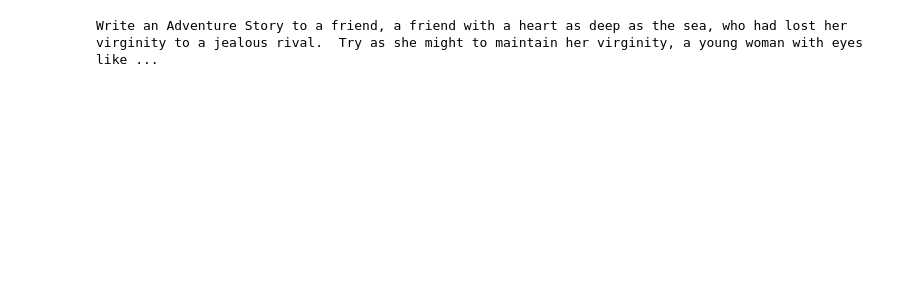
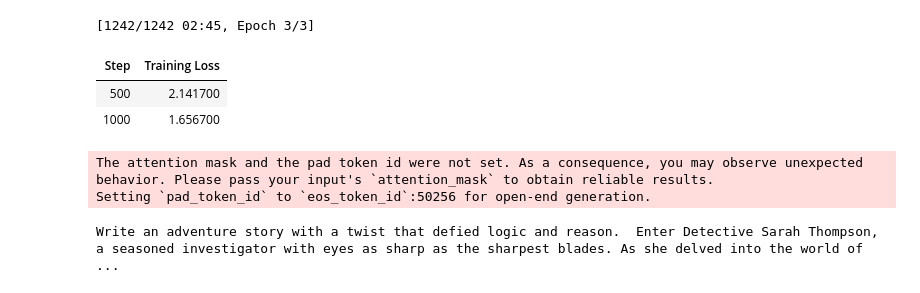
Before and after one commit to Seann0425/Intro-to_AI-Final, a Jupyter notebook: GPT2.ipynb, the cells around one changed output. Cells and saved outputs as stored; diff of their text form; code cells hidden in the pictures; blank space fills up the shorter version.

```diff
--- a/storyteller.ipynb
+++ b/GPT2.ipynb
@@ -81,14 +71,71 @@ TrainOutput(global_step=827, training_loss=0.946425690472198, metrics={'train_ru
+# %%
+# 第一部分：模型訓練
+
+# 從 Hugging Face 加載數據集
+dataset = load_dataset("ShehryarAzhar/stories")
+
+# 初始化 tokenizer 和 model
+tokenizer = GPT2Tokenizer.from_pretrained("gpt2")
+model = GPT2LMHeadModel.from_pretrained("gpt2")
+
+# 數據預處理（不使用 padding）
+def preprocess_function(examples):
+    return tokenizer(examples["story"], truncation=True, max_length=512)
+
+tokenized_dataset = dataset.map(preprocess_function, batched=True, remove_columns=dataset["train"].column_names)
+
+# 定義一個 collate 函數來處理不同長度的序列
+def collate_fn(batch):
+    input_ids = [torch.tensor(b["input_ids"]) for b in batch]
+    attention_mask = [torch.tensor(b["attention_mask"]) for b in batch]
+    labels = input_ids  # 對於語言建模任務，labels 就是 input_ids
+    return {
+        "input_ids": torch.nn.utils.rnn.pad_sequence(input_ids, batch_first=True, padding_value=tokenizer.eos_token_id),
+        "attention_mask": torch.nn.utils.rnn.pad_sequence(attention_mask, batch_first=True, padding_value=0),
+        "labels": torch.nn.utils.rnn.pad_sequence(labels, batch_first=True, padding_value=-100)  # -100 是 PyTorch 中用來忽略的 label
+    }
+
+# 定義訓練參數
+training_args = TrainingArguments(
+    output_dir="./results",
+    num_train_epochs=3,
+    per_device_train_batch_size=4,
+    save_steps=10_000,
+    save_total_limit=2,
+)
+
+# 開始訓練
+trainer = Trainer(
+    model=model,
+    args=training_args,
+    train_dataset=tokenized_dataset["train"],
+    data_collator=collate_fn,
+)
+
+trainer.train()
+
+# 保存模型
+model.save_pretrained("./trained_model")
+# %% [output]
+[1242/1242 02:45, Epoch 3/3]
+| Step | Training Loss |
+| 500 | 2.141700 |
+| 1000 | 1.656700 |
 # %%
-# 定義生成故事的函數
-def generate_story(prompt, model, tokenizer, max_length=500):
-    inputs = tokenizer.encode(prompt, return_tensors='pt')
-    inputs = inputs.to(model.device)
-    outputs = model.generate(inputs, max_length=max_length, num_return_sequences=1, pad_token_id=tokenizer.eos_token_id)
-    story = tokenizer.decode(outputs[0], skip_special_tokens=True)
-    return story
+from transformers import GPT2LMHeadModel, GPT2Tokenizer
+# 第二部分：故事生成 (保持不變)
+def generate_story(prompt, model_path="/content/trained_model"):
+    model = GPT2LMHeadModel.from_pretrained(model_path)
+    model.eval()
+    input_ids = tokenizer.encode(prompt, return_tensors="pt")
+    output = model.generate(input_ids, max_length=1024, num_return_sequences=1, no_repeat_ngram_size=2)
+    return tokenizer.decode(output[0], skip_special_tokens=True)
 
-# 測試生成故事
-prompt = "Write an Adventure Story"
-print(generate_story(prompt, model, tokenizer))
+# 使用示例
+prompt = "Write an adventure story"
+story = generate_story(prompt)
+print(story)
 # %% [output]
-Write an Adventure Story to a friend, a friend with a heart as deep as the sea, who had lost her virginity to a jealous rival.  Try as she might to maintain her virginity, a young woman with eyes like ...
+The attention mask and the pad token id were not set. As a consequence, you may observe unexpected behavior. Please pass your input's `attention_mask` to obtain reliable results.
+Setting `pad_token_id` to `eos_token_id`:50256 for open-end generation.
+Write an adventure story with a twist that defied logic and reason.  Enter Detective Sarah Thompson, a seasoned investigator with eyes as sharp as the sharpest blades. As she delved into the world of  ...
```
Also changed, not shown: parts of 9 cells of this notebook, 6 other files.
